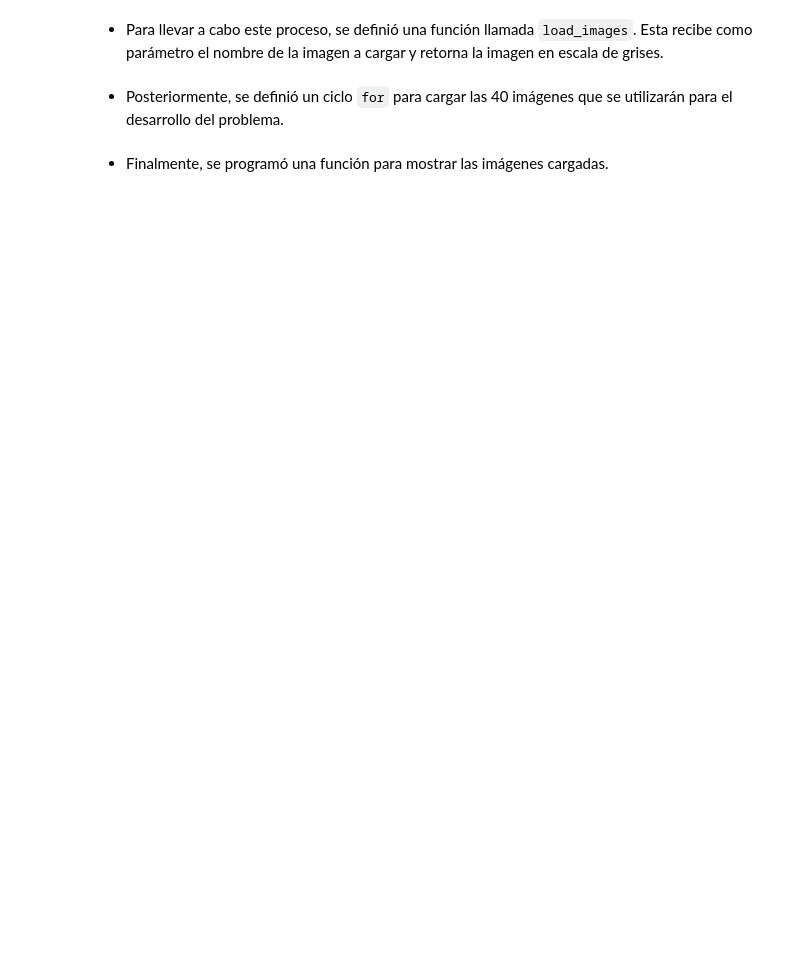
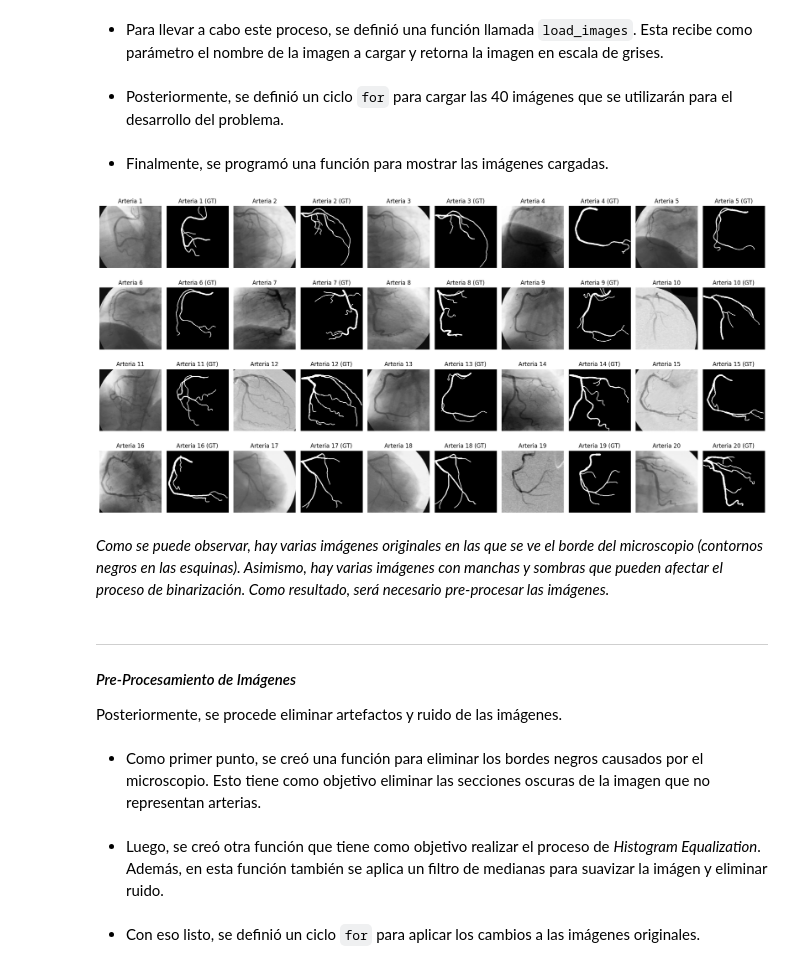
Before and after one commit to stefanoaragoni/Proyecto1_VisionComputadora, a Jupyter notebook: Problema1.ipynb, the cells around one changed output. Cells and saved outputs as stored; diff of their text form; code cells hidden in the pictures; blank space fills up the shorter version.

Commit message:
PRE PROCESAMIENTO

```diff
--- a/Problema1.ipynb
+++ b/Problema1.ipynb
@@ -51,9 +53,10 @@ def load_image(name_of_image):
 # %% [markdown]
 - Posteriormente, se definió un ciclo `for` para cargar las 40 imágenes que se utilizarán para el desarrollo del problema.
 # %%
-# Diccionario para almacenar las imagenes originales y groundtruth
-original_images = {}
-groundtruth_images = {}
+# Array para almacenar las imagenes originales y groundtruth
+original_images = []
+groundtruth_images = []
+processed_images = []
 
 # Cargar imagenes
 for i in range(1, 21):
@@ -61,8 +64,51 @@ for i in range(1, 21):
     original = f"{i}.pgm"
     groundtruth = f"{i}_gt.pgm"
 
-    # Leer imágenes con función load_image y almacenarlas en el diccionario
-    original_images[original] = load_image(original)
-    groundtruth_images[groundtruth] = load_image(groundtruth)
+    # Leer imágenes con función load_image y almacenarlas en el array
+    original_images.append(load_image(original))
+    groundtruth_images.append(load_image(groundtruth))
 # %% [markdown]
 - Finalmente, se programó una función para mostrar las imágenes cargadas.
+# %%
+# Crear una cuadrícula de subfiguras
+num_rows = 4
+num_cols = 10
+fig, axes = plt.subplots(num_rows, num_cols, figsize=(20, 10))
+
+# Contador de subfiguras
+index = 0
+
+# Iterar sobre las imágenes y mostrarlas en la cuadrícula
+for i in range(0, 20):
+    original_img = original_images[i]
+    groundtruth_img = groundtruth_images[i]
+
+    # Mostrar imagen original
+    axes[index // num_cols, index % num_cols].imshow(original_img, cmap='gray')
+    axes[index // num_cols, index % num_cols].axis('off')
+    axes[index // num_cols, index % num_cols].set_title(f'Arteria {i + 1}')
+
+    # Mostrar imagen groundtruth
+    axes[(index + 1) // num_cols, (index + 1) % num_cols].imshow(groundtruth_img, cmap='gray')
+    axes[(index + 1) // num_cols, (index + 1) % num_cols].axis('off')
+    axes[(index + 1) // num_cols, (index + 1) % num_cols].set_title(f'Arteria {i + 1} (GT)')
+
+    # Aumentar el contador de subfiguras
+    index += 2
+
+# Ajustar el espacio entre las subfiguras
+plt.tight_layout()
+
+plt.show()
+# %% [output]
+[figure, added]
+# %% [markdown]
+*Como se puede observar, hay varias imágenes originales en las que se ve el borde del microscopio (contornos negros en las esquinas). Asimismo, hay varias imágenes con manchas y sombras que pueden afectar el proceso de binarización. Como resultado, será necesario pre-procesar las imágenes.*
+# %% [markdown]
+---------
+
+#### *Pre-Procesamiento de Imágenes*
+
+Posteriormente, se procede eliminar artefactos y ruido de las imágenes.
+# %% [markdown]
+- Como primer punto, se creó una función para eliminar los bordes negros causados por el microscopio. Esto tiene como objetivo eliminar las secciones oscuras de la imagen que no representan arterias.
@@ -68,0 +128,2 @@ for i in range(1, 21):
+# %% [markdown]
+- Luego, se creó otra función que tiene como objetivo realizar el proceso de *Histogram Equalization*. Además, en esta función también se aplica un filtro de medianas para suavizar la imágen y eliminar ruido.
@@ -68,0 +141,2 @@ for i in range(1, 21):
+# %% [markdown]
+- Con eso listo, se definió un ciclo `for` para aplicar los cambios a las imágenes originales.
```
Also changed, not shown: parts of 7 cells of this notebook.
